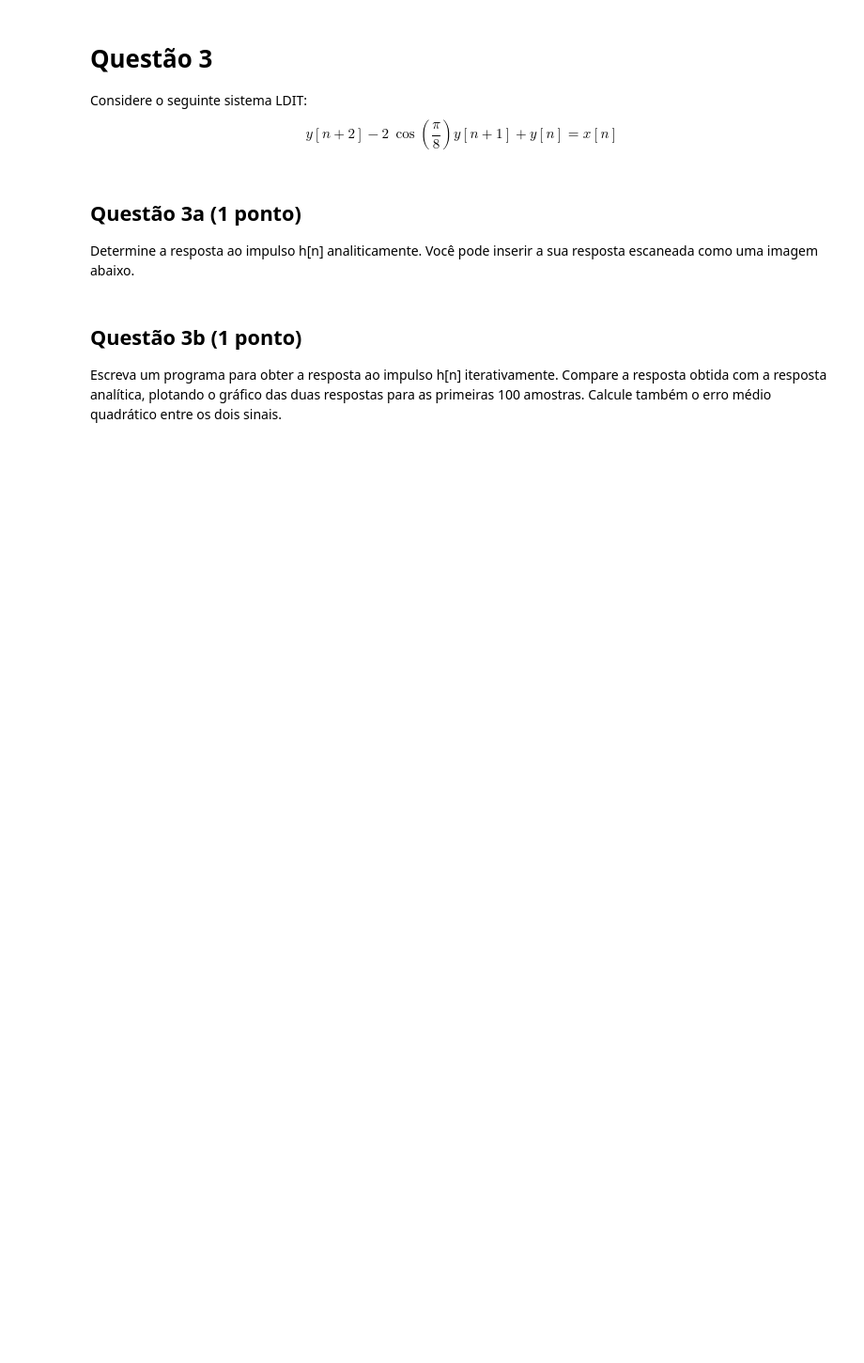
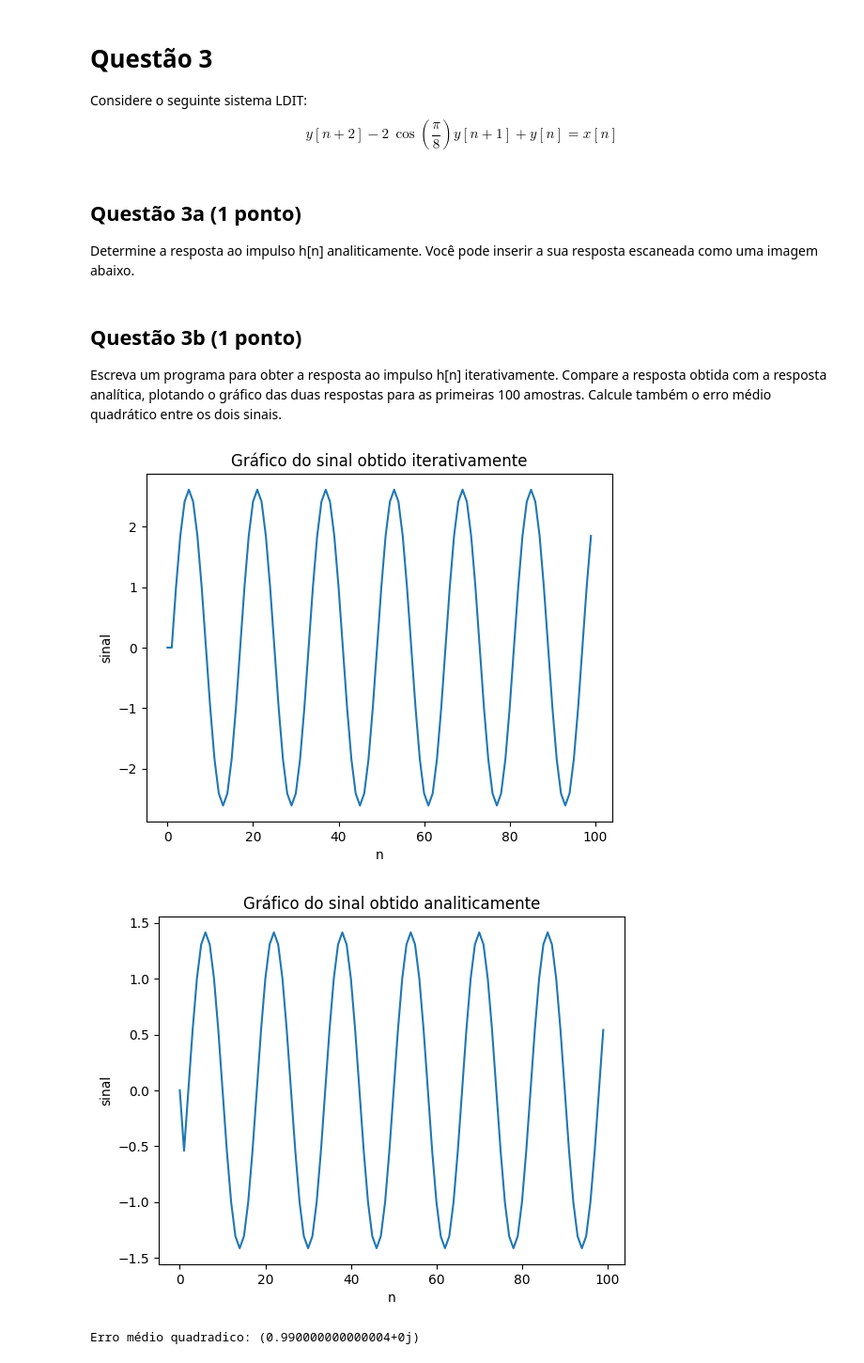
Before and after one commit to leopcortes/unb, a Jupyter notebook: sstd/Projeto1/200030582-projeto1.ipynb, the cells around one changed output. Shown: that part at 94% size. Saved outputs shown, nothing was run; the diff lists cells and outputs as text; code cells hidden in the pictures; blank space fills up the shorter version.

```diff
--- a/sstd/Projeto1/200030582-projeto1.ipynb
+++ b/sstd/Projeto1/200030582-projeto1.ipynb
@@ -170,6 +158,12 @@ $$ MSE = \frac{1}{N} \sum_{i=0}^{N-1} \left( h\left[i\right] - g\left[i\right] \
 onde N é o número de amostras considerado (no caso, 100 amostras).
 # %%
 ### Código da questão 2b.
+def delta(n):
+    if n == 0:
+        return 1
+    else:
+        return 0
+
 def sinal_iterativo(n):
     if n <= -1:
         return 0
@@ -186,11 +180,11 @@ def sinal_analitico(n):
         resultado = (6*delta(n)) + c1 + c2
         return resultado
 
-def erro(sinal1, sinal2):
-    mse = 0
+def erro_medio_quadratico(sinal1, sinal2):
+    MSE = 0
     for i in range(len(sinal1)):
-        mse += (sinal1[i] - sinal2[i])**2
-    resultado = mse/len(sinal1)
+        MSE += (sinal1[i] - sinal2[i])**2
+    resultado = MSE/len(sinal1)
     return resultado
 
 hn, gn = [], []
@@ -210,7 +204,7 @@ plt.xlabel("n")
 plt.ylabel("sinal")
 plt.show()
 
-print(f"Erro médio quadrádico: {erro(hn,gn)}")
+print(f"Erro médio quadrádico: {erro_medio_quadratico(hn, gn)}")
 # %% [output]
 [figure]
 [figure]
@@ -338,0 +394,54 @@ Escreva um programa para obter a resposta ao impulso h[n] iterativamente. Compar
+# %%
+### Código da questão 3b
+memoria = {}
+
+def sinal_iterativo(n):
+    if n in memoria:
+        return memoria[n]
+    if n <= 1:
+        resultado = 0
+    elif n == 2:
+        resultado = 1
+    else:
+        resultado = delta(n-2) + 2*math.cos(math.pi/8)*sinal_iterativo(n-1) - sinal_iterativo(n-2)
+    memoria[n] = resultado
+    return resultado
+
+def sinal_analitico(n):
+    if n < 0:
+        return 0
+    else:
+        A = ((1 - 1j)/2j) * (((cmath.sqrt(2 + cmath.sqrt(2)) + cmath.sqrt(cmath.sqrt(2) - 2)) / 2)**n)
+        B = ((-1 - 1j)/2j) * (((cmath.sqrt(2 + cmath.sqrt(2)) - cmath.sqrt(cmath.sqrt(2) - 2)) / 2)**n)
+        resultado = delta(n) + A + B
+        return resultado
+
+def erro_medio_quadratico(sinal1, sinal2):
+    MSE = 0
+    for i in range(len(sinal1)):
+        MSE += (sinal1[i] - sinal2[i])**2
+    return MSE/len(sinal1)
+
+s_iterativo = []
+s_analitico = []
+for i in range(100):
+    s_iterativo.append(sinal_iterativo(i))
+    s_analitico.append(sinal_analitico(i))
+
+plt.plot(s_iterativo)
+plt.title("Gráfico do sinal obtido iterativamente")
+plt.xlabel("n")
+plt.ylabel("sinal")
+plt.show()
+
+plt.plot(s_analitico)
+plt.title("Gráfico do sinal obtido analiticamente")
+plt.xlabel("n")
+plt.ylabel("sinal")
+plt.show()
+
+print(f"Erro médio quadradico: {erro_medio_quadratico(s_iterativo, s_analitico)}")
+# %% [output]
+[figure, added]
+[figure, added]
+Erro médio quadradico: (0.990000000000004+0j)
```
Also changed, not shown: parts of 11 cells of this notebook.
